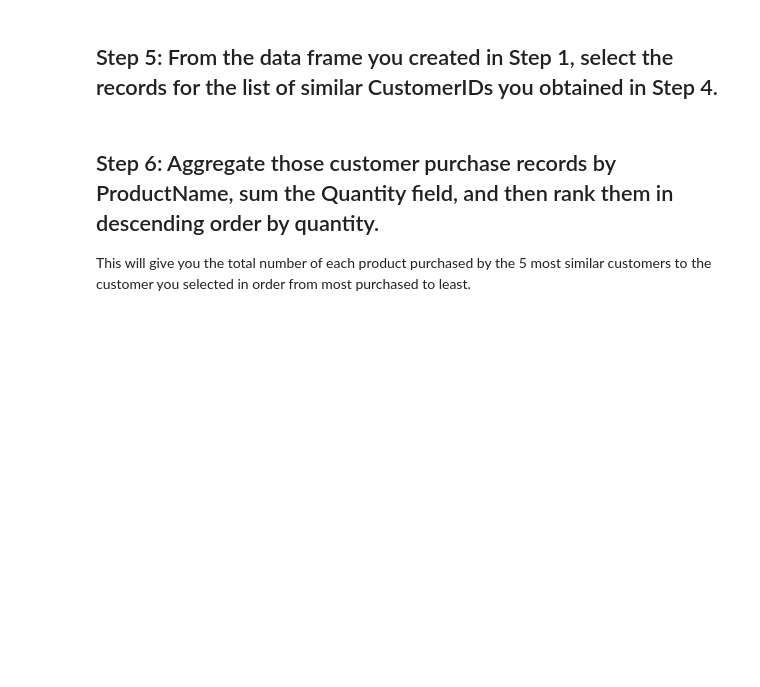
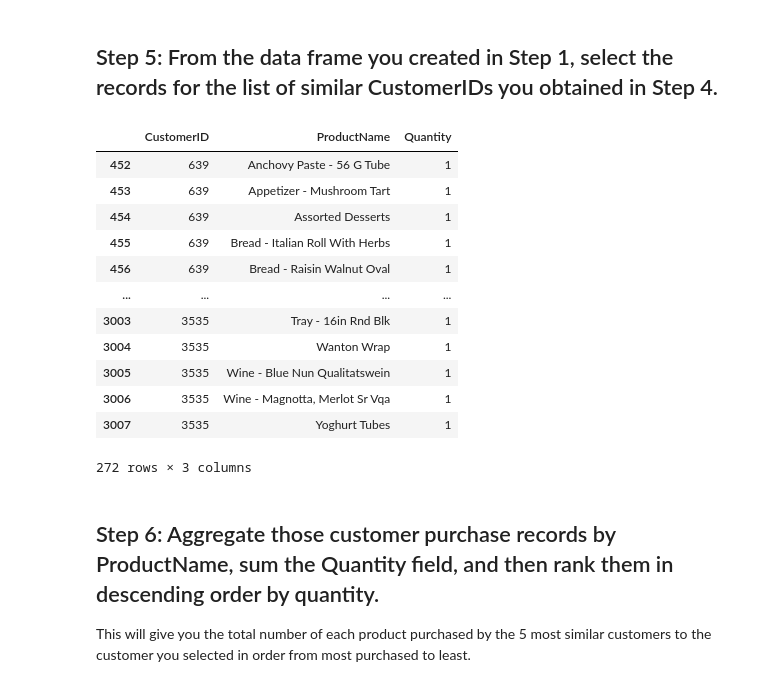
Before and after one commit to ta-data-mexpt/lab-intro-recommender-systems, a Jupyter notebook: your-code/main.ipynb, the cells around one changed output. Drawn from its saved outputs; the diff is of its cells as text; code cells hidden in the pictures; blank space fills up the shorter version.

```diff
--- a/your-code/main.ipynb
+++ b/your-code/main.ipynb
@@ -24,7 +24,8 @@ data.head()
 
 You will need to group by CustomerID and ProductName and then sum the Quantity field.
 # %%
-data.groupby(['CustomerID','ProductName']).agg({'Quantity': 'sum'}).reset_index()
+quant_product = data.groupby(['CustomerID','ProductName']).agg({'Quantity': 'sum'}).reset_index()
+quant_product
 # %% [output]
 |  | CustomerID | ProductName | Quantity |
 | 0 | 33 | Apricots - Dried | 1 |
@@ -107,5 +119,21 @@ distances
 # %% [markdown]
 ## Step 5: From the data frame you created in Step 1, select the records for the list of similar CustomerIDs you obtained in Step 4.
+# %%
+quant_product[quant_product['CustomerID'].isin([3535,3317,1072,1008,639])]
+# %% [output]
+|  | CustomerID | ProductName | Quantity |
+| 452 | 639 | Anchovy Paste - 56 G Tube | 1 |
+| 453 | 639 | Appetizer - Mushroom Tart | 1 |
+| 454 | 639 | Assorted Desserts | 1 |
+| 455 | 639 | Bread - Italian Roll With Herbs | 1 |
+| 456 | 639 | Bread - Raisin Walnut Oval | 1 |
+| ... | ... | ... | ... |
+| 3003 | 3535 | Tray - 16in Rnd Blk | 1 |
+| 3004 | 3535 | Wanton Wrap | 1 |
+| 3005 | 3535 | Wine - Blue Nun Qualitatswein | 1 |
+| 3006 | 3535 | Wine - Magnotta, Merlot Sr Vqa | 1 |
+| 3007 | 3535 | Yoghurt Tubes | 1 |
+272 rows × 3 columns
 # %% [markdown]
 ## Step 6: Aggregate those customer purchase records by ProductName, sum the Quantity field, and then rank them in descending order by quantity.
 
```
Also changed, not shown: parts of 2 cells of this notebook.
